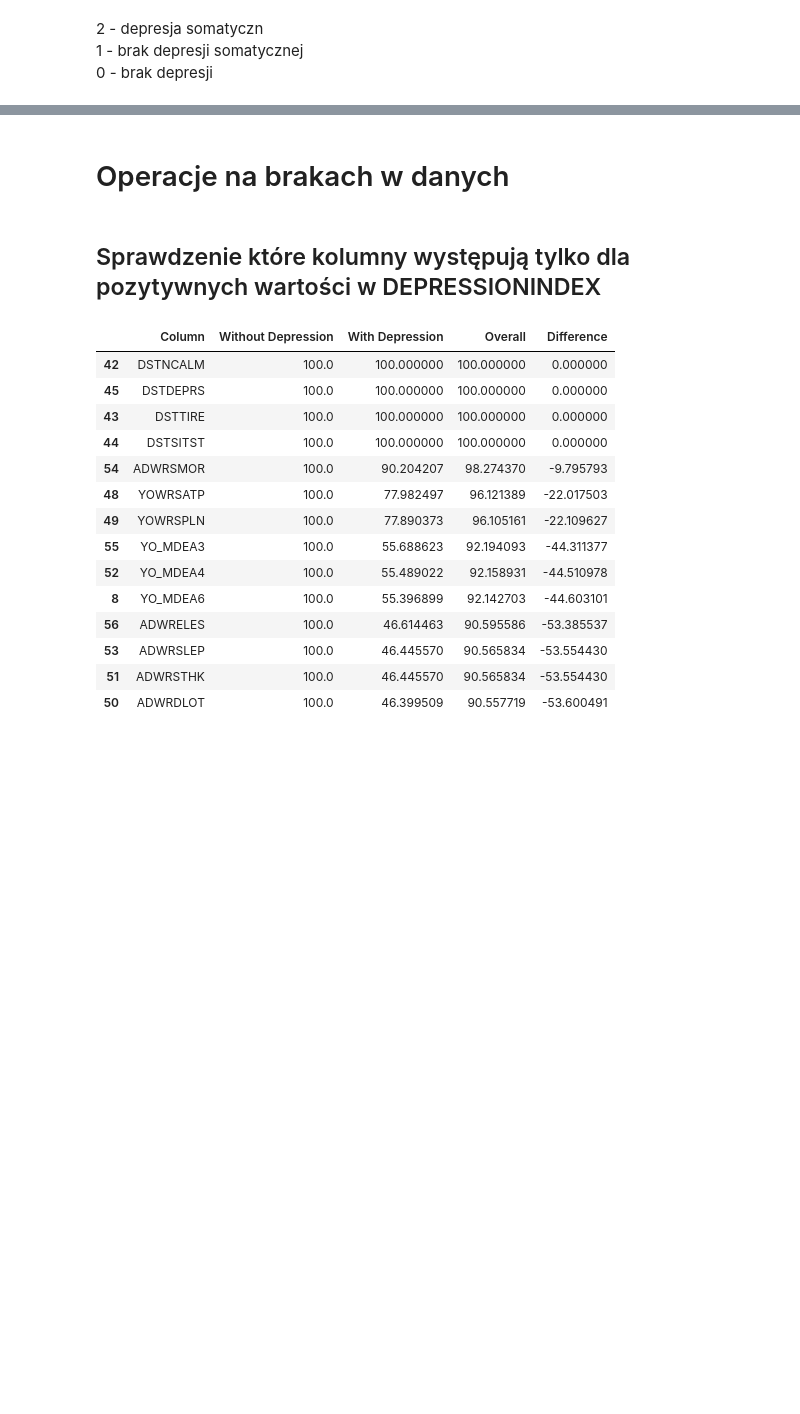
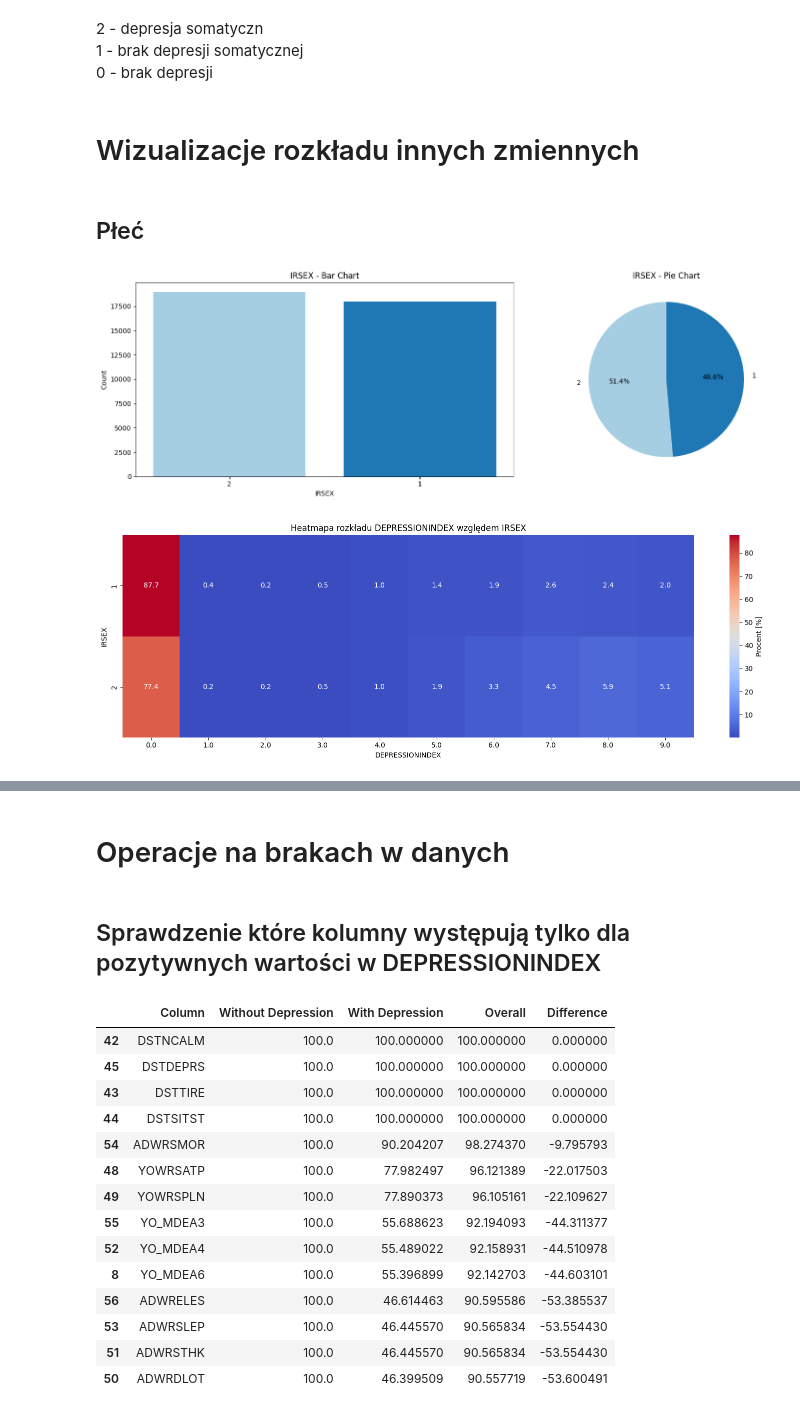
Before and after one commit to Nosal101/Eksploracyjna-Analiza-Danych, a Jupyter notebook: projekt2.ipynb, the cells around one changed output, grey strips where cells are left out. Drawn from its saved outputs; the diff is of its cells as text; code cells hidden in the pictures; blank space fills up the shorter version.

```diff
--- a/projekt2.ipynb
+++ b/projekt2.ipynb
@@ -89,6 +89,28 @@ def plot_percentage_barplot(data,column_name):
         plt.show()
     else:
         print(f"Występują brakujące wartości w kolumnie {column_name} w ilości: {depression.isnull().sum()}")
+# %%
+def plot_depression_heatmap(data, depression_col, category_col):
+    grouped_data = data.groupby([category_col, depression_col]).size().reset_index(name='count')
+    total_counts = grouped_data.groupby(category_col)['count'].sum().reset_index(name='total')
+    grouped_data = pd.merge(grouped_data, total_counts, on=category_col)
+    grouped_data['percentage'] = (grouped_data['count'] / grouped_data['total']) * 100
+
+    pivot_table = grouped_data.pivot(index=category_col, columns=depression_col, values='percentage')
+
+    plt.figure(figsize=(15, 5))
+    sns.heatmap(
+        pivot_table,
+        annot=True,
+        fmt='.1f',
+        cmap='coolwarm',
+        cbar_kws={'label': 'Procent [%]'}
+    )
+    plt.title(f'Heatmapa rozkładu {depression_col} względem {category_col}')
+    plt.xlabel(depression_col)
+    plt.ylabel(category_col)
+    plt.tight_layout()
+    plt.show()
 # %%
 plot_percentage_barplot(df_filtered, 'DEPRESSIONINDEX')
 # %% [output]
@@ -128,3 +150,13 @@ plot_percentage_barplot(df_filtered, 'Somatic')
 2 - depresja somatyczn
 1 - brak depresji somatycznej
 0 - brak depresji
+# %% [markdown]
+# Wizualizacje rozkładu innych zmiennych
+# %% [markdown]
+## Płeć
+# %%
+plot_percentage_barplot(df_filtered, 'IRSEX')
+plot_depression_heatmap(df_filtered, 'DEPRESSIONINDEX', 'IRSEX')
+# %% [output]
+[figure, added]
+[figure, added]
```
Also changed, not shown: parts of 16 cells of this notebook.
